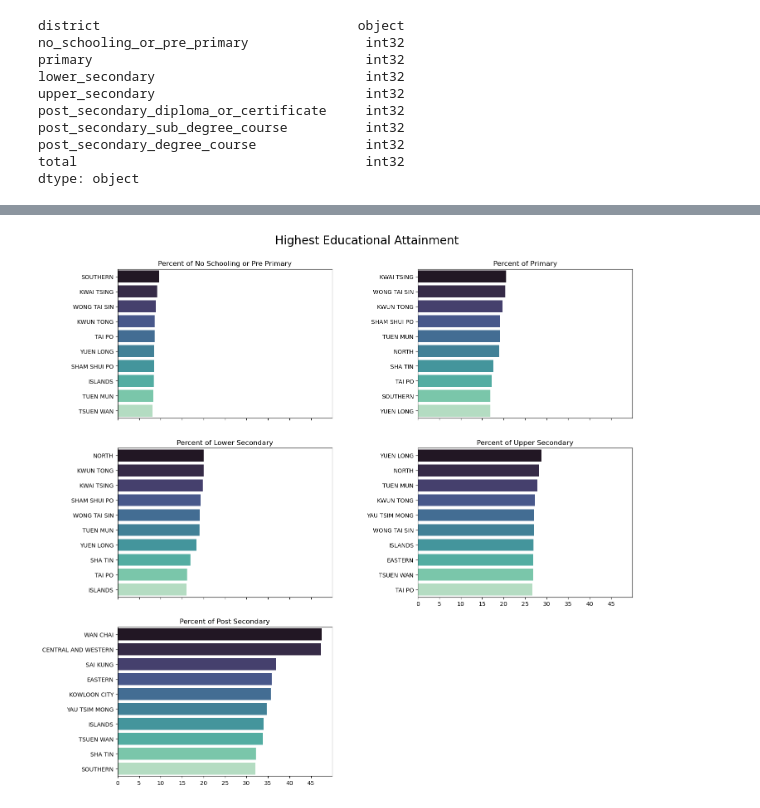
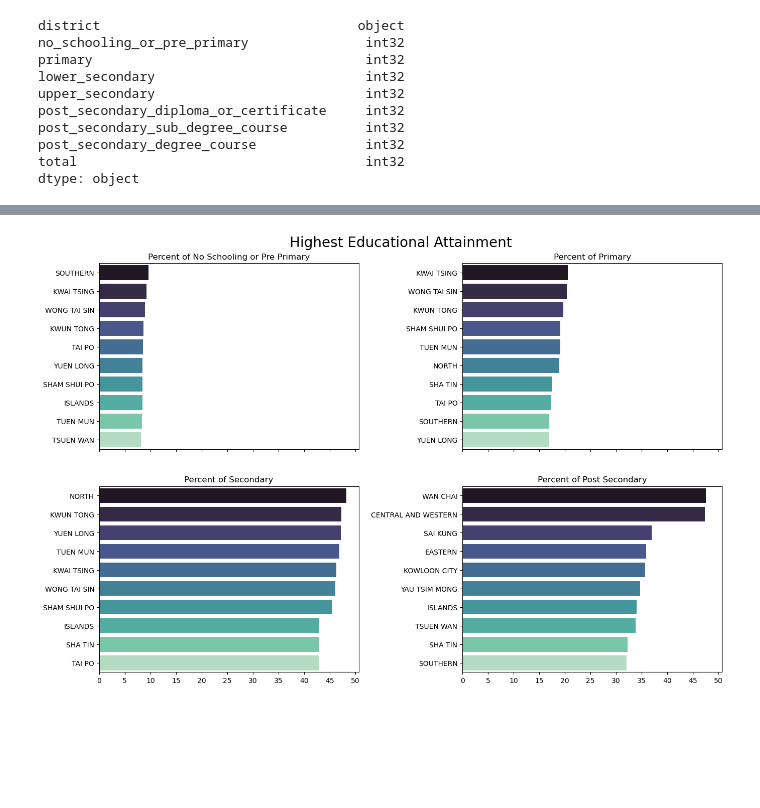
Before and after one commit to DerrickJuda/Hong-Kong-Socio-Economic-EDA, a Jupyter notebook: HK Socio Analysis_Part2.ipynb, the cells around one changed output, grey strips where cells are left out. Drawn from its saved outputs; the diff is of its cells as text; code cells hidden in the pictures; blank space fills up the shorter version.

```diff
--- a/HK Socio Analysis_Part2.ipynb
+++ b/HK Socio Analysis_Part2.ipynb
@@ -346,6 +346,8 @@ df_edu_att_2['district'] = df_edu_att_2['district'].str.upper()
 # %%
 df_edu_att_2['post_secondary'] = df_edu_att_2['post_secondary_degree_course'] + df_edu_att_2['post_secondary_sub_degree_course'] + df_edu_att_2['post_secondary_diploma_or_certificate']
 df_edu_att_2['%_post_secondary'] = round(df_edu_att_2['post_secondary'] / df_edu_att_2['total'] * 100, 2)
+df_edu_att_2['secondary'] = df_edu_att_2['lower_secondary'] + df_edu_att_2['upper_secondary']
+df_edu_att_2['%_secondary'] = round(df_edu_att_2['secondary'] / df_edu_att_2['total'] * 100, 2)
 df_edu_att_2.head()
 # %% [output]
 |  | district | no_schooling_or_pre_primary | primary | lower_secondary | upper_secondary | post_secondary_diploma_or_certifi... | ... |
@@ -362,6 +365,7 @@ data0 = df_edu_att_2.sort_values(by='%_no_schooling_or_pre_primary', ascending=F
 data1 = df_edu_att_2.sort_values(by='%_primary', ascending=False).head(10)
 data2 = df_edu_att_2.sort_values(by='%_lower_secondary', ascending=False).head(10)
 data3 = df_edu_att_2.sort_values(by='%_upper_secondary', ascending=False).head(10)
+data3a = df_edu_att_2.sort_values(by='%_secondary', ascending=False).head(10)
 data4 = df_edu_att_2.sort_values(by='%_post_secondary', ascending=False).head(10)
 data1
 # %% [output]
@@ -379,39 +384,40 @@ data1
 # %%
 # Data Visualisation
 
-fig1, axs1 = plt.subplots(3, 2, sharex='all', figsize=(16, 15))
+fig1, axs1 = plt.subplots(2, 2, sharex='all', figsize=(16, 10))
 fig1.suptitle('Highest Educational Attainment', size=20)
 
 sns.barplot(x=data0['%_no_schooling_or_pre_primary'], y=data0['district'], data=data0, ax=axs1[0,0], palette='mako').set(title='Percent of No Schooling or Pre Primary')
 sns.barplot(x=data1['%_primary'], y=data1['district'], data=data1, ax=axs1[0,1], palette='mako').set(title='Percent of Primary')
-sns.barplot(x=data2['%_lower_secondary'], y=data2['district'], data=data2, ax=axs1[1,0], palette='mako').set(title='Percent of Lower Secondary')
-sns.barplot(x=data3['%_upper_secondary'], y=data3['district'], data=data3, ax=axs1[1,1], palette='mako').set(title='Percent of Upper Secondary')
-sns.barplot(x=data4['%_post_secondary'], y=data4['district'], data=data4, ax=axs1[2,0], palette='mako').set(title='Percent of Post Secondary')
+# sns.barplot(x=data2['%_lower_secondary'], y=data2['district'], data=data2, ax=axs1[1,0], palette='mako').set(title='Percent of Lower Secondary')
+# sns.barplot(x=data3['%_upper_secondary'], y=data3['district'], data=data3, ax=axs1[1,1], palette='mako').set(title='Percent of Upper Secondary')
+sns.barplot(x=data3a['%_secondary'], y=data3a['district'], data=data3a, ax=axs1[1,0], palette='mako').set(title='Percent of Secondary')
+sns.barplot(x=data4['%_post_secondary'], y=data4['district'], data=data4, ax=axs1[1,1], palette='mako').set(title='Percent of Post Secondary')
 
 axs1[0, 0].xaxis.set_major_locator(MultipleLocator(5))
 axs1[0, 0].set_xlabel('')
 axs1[0, 0].set_ylabel('')
 
 axs1[0, 1].xaxis.set_major_locator(MultipleLocator(5))
 axs1[0, 1].set_xlabel('')
 axs1[0, 1].set_ylabel('')
 
 axs1[1, 0].xaxis.set_major_locator(MultipleLocator(5))
 axs1[1, 0].set_xlabel('')
 axs1[1, 0].set_ylabel('')
 
 axs1[1, 1].xaxis.set_major_locator(MultipleLocator(5))
-axs1[1, 1].xaxis.set_tick_params(labelbottom=True)
+# axs1[1, 1].xaxis.set_tick_params(labelbottom=True)
 axs1[1, 1].set_xlabel('')
 axs1[1, 1].set_ylabel('')
 
-axs1[2, 0].xaxis.set_major_locator(MultipleLocator(5))
-axs1[2, 0].set_xlabel('')
-axs1[2, 0].set_ylabel('')
+# axs1[2, 0].xaxis.set_major_locator(MultipleLocator(5))
+# axs1[2, 0].set_xlabel('')
+# axs1[2, 0].set_ylabel('')
 
-axs1[2, 1].axis('off')
+# axs1[2, 1].axis('off')
 
 plt.subplots_adjust(top=.925, wspace=.4)
 plt.show()
 # %% [output]
-[figure, old version]
+[figure, new version]
```
Also changed, not shown: parts of 2 cells of this notebook, 1 other file.
